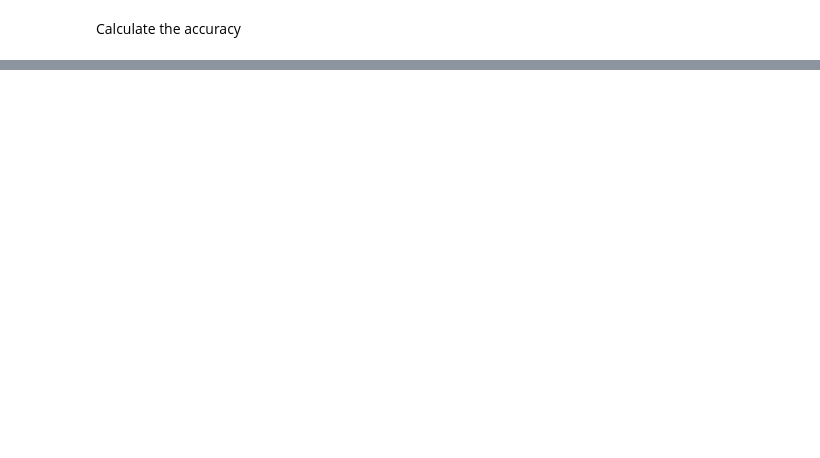
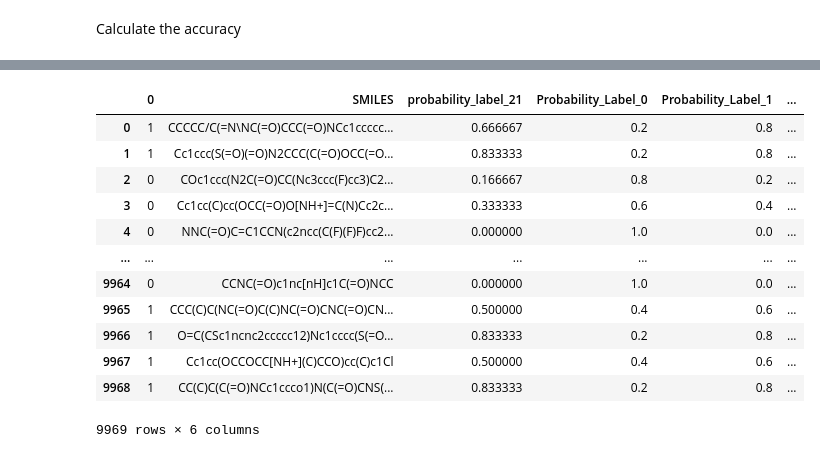
Before and after one commit to Jetteb/advanced-programming-group-7, a Jupyter notebook: group assignment 15-06.ipynb, the cells around one changed output, grey strips where cells are left out. Saved outputs shown, nothing was run; the diff lists cells and outputs as text; code cells hidden in the pictures; blank space fills up the shorter version.

Commit message:
add an ordering system
have ordered them on their probability with the best and second best k of k-nearest-neighbors

```diff
--- a/group assignment 15-06.ipynb
+++ b/group assignment 15-06.ipynb
@@ -422,2 +418,12 @@ df_pred_untested
 | 9968 | 1 | CC(C)C(C(=O)NCc1ccco1)N(C(=O)CNS(... |
 9969 rows × 2 columns
+# %%
+prediction_untested_molecules_2 = neighbours_2.predict(X_untested)
+df_pred_untested_2 = pd.DataFrame(prediction_untested_molecules_2)
+een = 0
+for pred in df_pred_untested_2[0]:
+    if pred == 1:
+        een +=1
+
+df_pred_untested_2 = df_pred_untested_2.join(df_untested_filtered["SMILES"])
+df_pred_untested_2
@@ -423,0 +444,9 @@ df_pred_untested
+# %%
+probabilities = neighbours.predict_proba(X_untested)
+
+probabilities[:,1]
+
+for i in range(probabilities.shape[1]):
+    df_pred_untested[f"Probability_Label_{i}"] = probabilities[:, i]
+
+df_pred_untested
@@ -423,0 +467,9 @@ df_pred_untested
+# %%
+probabilities_2 = neighbours_2.predict_proba(X_untested)
+
+probabilities_2[:,1]
+
+for i in range(probabilities_2.shape[1]):
+    df_pred_untested_2[f"Probability_Label_2{i}"] = probabilities_2[:, i]
+
+df_pred_untested_2
@@ -423,0 +490,3 @@ df_pred_untested
+# %%
+df_pred_untested["probability_label_21"] = df_pred_untested_2["Probability_Label_21"]
+df_pred_untested
@@ -423,0 +507,17 @@ df_pred_untested
+# %%
+df_pred_untested["sum_probability_label_1"] = df_pred_untested["probability_label_21"] + df_pred_untested["Probability_Label_1"]
+df_pred_untested
+# %% [output]
+|  | 0 | SMILES | probability_label_21 | Probability_Label_0 | Probability_Label_1 | ... |
+| 0 | 1 | CCCCC/C(=N\NC(=O)CCC(=O)NCc1ccccc... | 0.666667 | 0.2 | 0.8 | ... |
+| 1 | 1 | Cc1ccc(S(=O)(=O)N2CCC(C(=O)OCC(=O... | 0.833333 | 0.2 | 0.8 | ... |
+| 2 | 0 | COc1ccc(N2C(=O)CC(Nc3ccc(F)cc3)C2... | 0.166667 | 0.8 | 0.2 | ... |
+| 3 | 0 | Cc1cc(C)cc(OCC(=O)O[NH+]=C(N)Cc2c... | 0.333333 | 0.6 | 0.4 | ... |
+| 4 | 0 | NNC(=O)C=C1CCN(c2ncc(C(F)(F)F)cc2... | 0.000000 | 1.0 | 0.0 | ... |
+| ... | ... | ... | ... | ... | ... | ... |
+| 9964 | 0 | CCNC(=O)c1nc[nH]c1C(=O)NCC | 0.000000 | 1.0 | 0.0 | ... |
+| 9965 | 1 | CCC(C)C(NC(=O)C(C)NC(=O)CNC(=O)CN... | 0.500000 | 0.4 | 0.6 | ... |
+| 9966 | 1 | O=C(CSc1ncnc2ccccc12)Nc1cccc(S(=O... | 0.833333 | 0.2 | 0.8 | ... |
+| 9967 | 1 | Cc1cc(OCCOCC[NH+](C)CCO)cc(C)c1Cl | 0.500000 | 0.4 | 0.6 | ... |
+| 9968 | 1 | CC(C)C(C(=O)NCc1ccco1)N(C(=O)CNS(... | 0.833333 | 0.2 | 0.8 | ... |
+9969 rows × 6 columns
```
Also changed, not shown: parts of 11 cells of this notebook.
